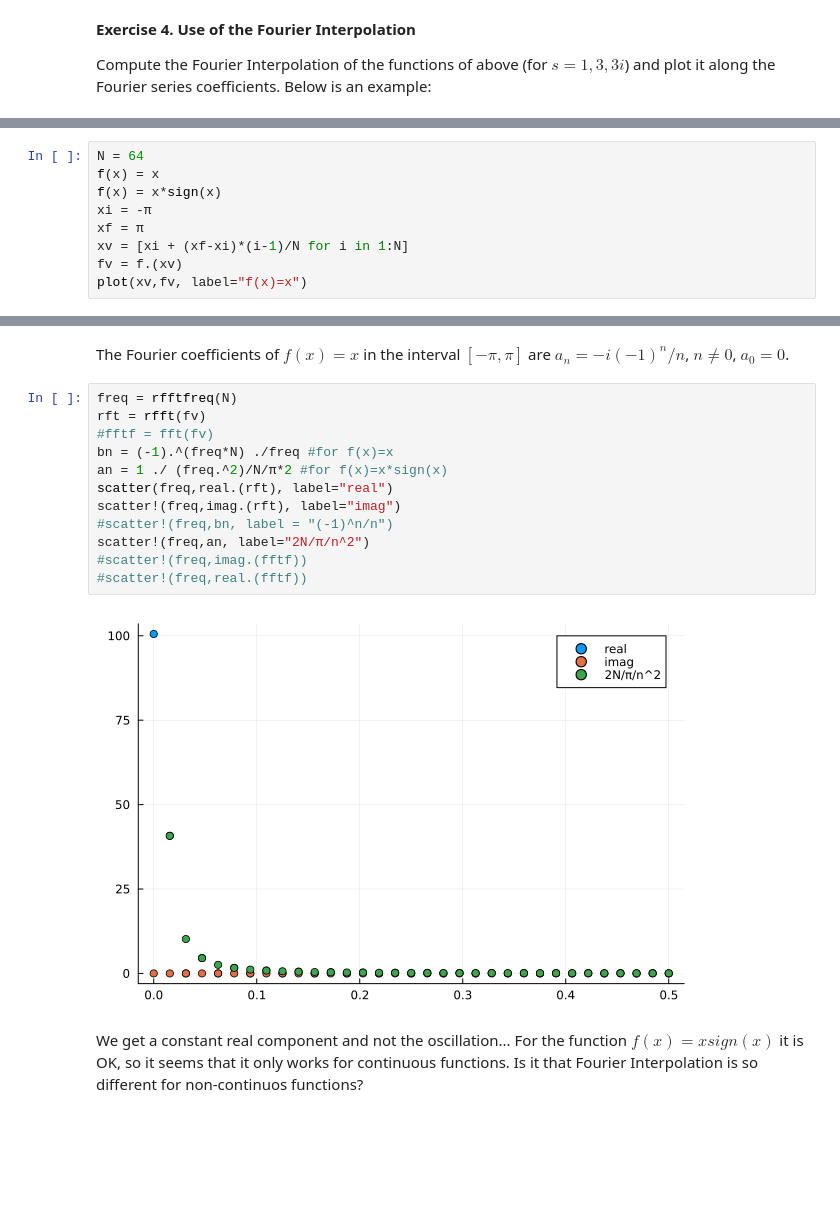
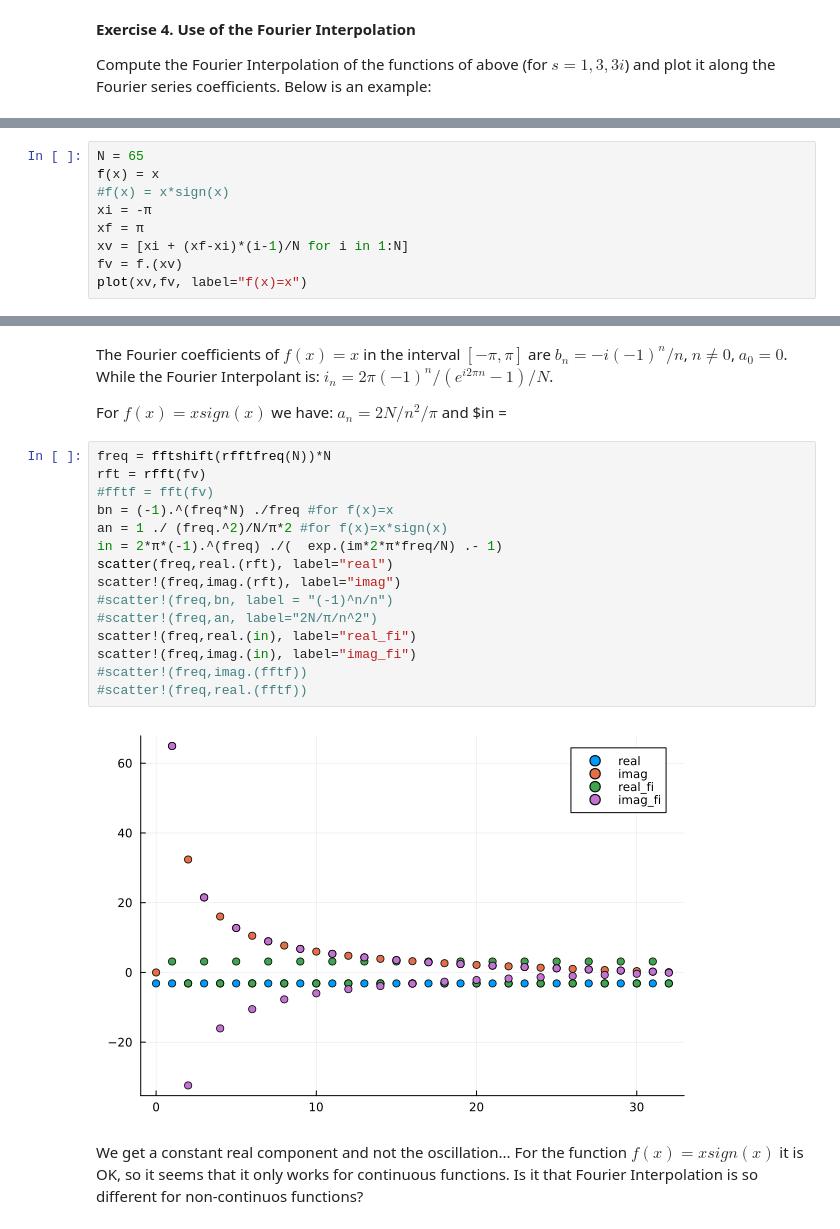
Before and after one commit to reula/PDE, a Jupyter notebook: homework/04/Fourier.ipynb, the cells around one changed output, grey strips where cells are left out. Cells and saved outputs as stored; diff of their text form; blank space fills up the shorter version.

```diff
--- a/homework/04/Fourier.ipynb
+++ b/homework/04/Fourier.ipynb
@@ -67,7 +49,7 @@ Precompiling project...
 # %%
-N = 64
+N = 65
 f(x) = x
-f(x) = x*sign(x)
+#f(x) = x*sign(x)
 xi = -π
 xf = π
 xv = [xi + (xf-xi)*(i-1)/N for i in 1:N]
@@ -78,19 +60,24 @@ plot(xv,fv, label="f(x)=x")
 # %% [markdown]
-The Fourier coefficients of $f(x)=x$ in the interval $[-π,π]$ are $a_n=-i(-1)^n/n$, $n\neq 0$, $a_0 = 0$.
+The Fourier coefficients of $f(x)=x$ in the interval $[-π,π]$ are $b_n=-i(-1)^n/n$, $n\neq 0$, $a_0 = 0$. While the Fourier Interpolant is: $i_n = 2π(-1)^n/(e^{i2πn}-1)/N$.
+
+For $f(x)=xsign(x)$ we have: $a_n = 2N/n^2/π$ and $in =
 # %%
-freq = rfftfreq(N)
+freq = fftshift(rfftfreq(N))*N
 rft = rfft(fv)
 #fftf = fft(fv)
 bn = (-1).^(freq*N) ./freq #for f(x)=x
 an = 1 ./ (freq.^2)/N/π*2 #for f(x)=x*sign(x)
+in = 2*π*(-1).^(freq) ./(  exp.(im*2*π*freq/N) .- 1)
 scatter(freq,real.(rft), label="real")
 scatter!(freq,imag.(rft), label="imag")
 #scatter!(freq,bn, label = "(-1)^n/n")
-scatter!(freq,an, label="2N/π/n^2")
+#scatter!(freq,an, label="2N/π/n^2")
+scatter!(freq,real.(in), label="real_fi")
+scatter!(freq,imag.(in), label="imag_fi")
 #scatter!(freq,imag.(fftf))
 #scatter!(freq,real.(fftf))
 # %% [output]
-[figure, old version]
+[figure, new version]
 # %% [markdown]
 We get a constant real component and not the oscillation...
 For the function $f(x) = x sign(x)$ it is OK, so it seems that it only works for continuous functions. Is it that Fourier Interpolation is so different for non-continuos functions?
```
Also changed, not shown: parts of 9 cells of this notebook.
